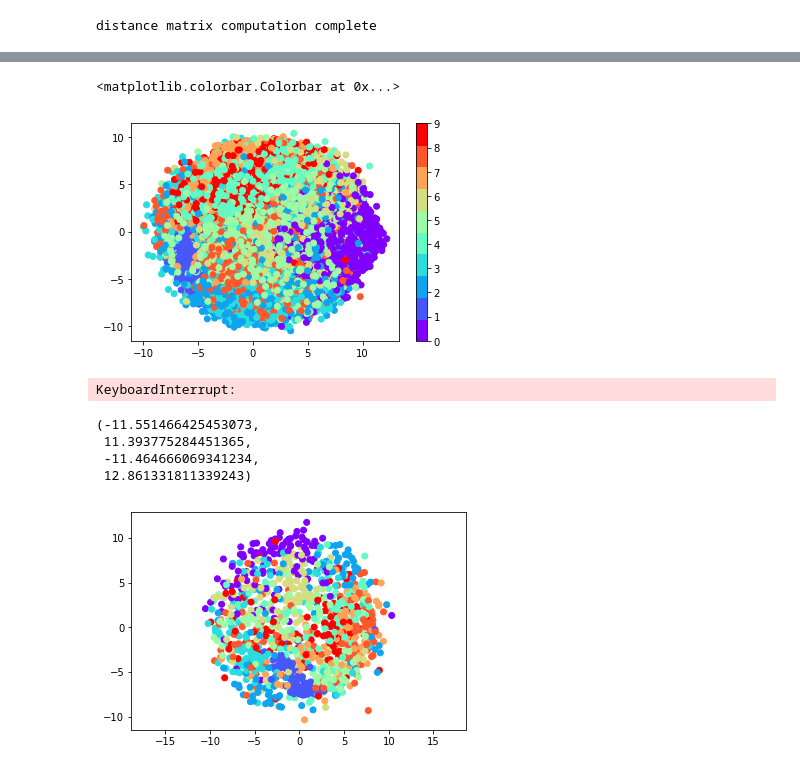
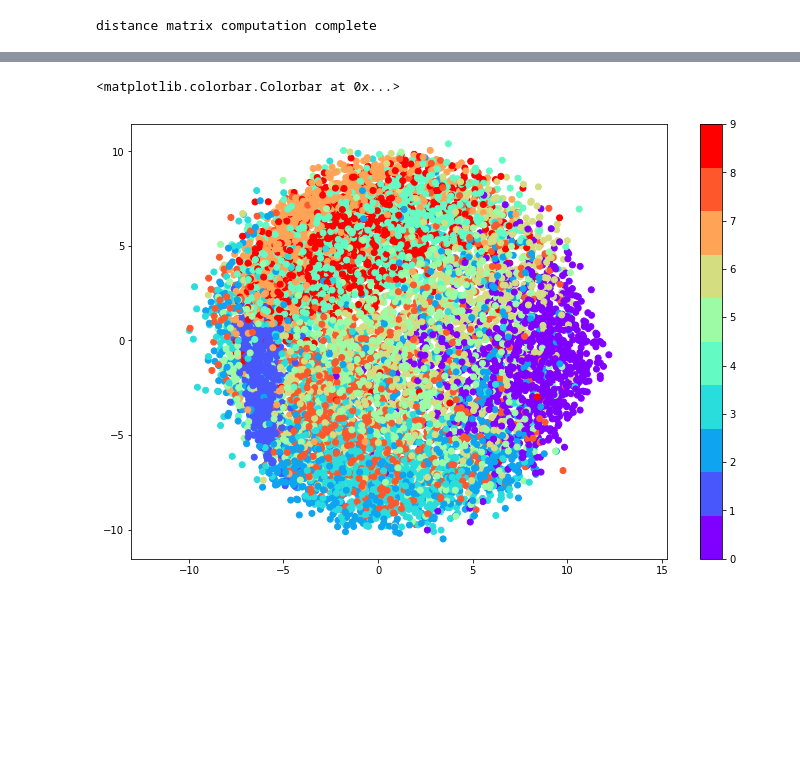
Before and after one commit to BinaryFiddler/UCSD-CSE291-Archive, a Jupyter notebook: homework2/Q1.ipynb, the cells around one changed output, grey strips where cells are left out. Drawn from its saved outputs; the diff is of its cells as text; code cells hidden in the pictures; blank space fills up the shorter version.

```diff
--- a/homework2/Q1.ipynb
+++ b/homework2/Q1.ipynb
@@ -105,31 +105,18 @@ for i in range(num_iter):
 # %%
 wx = sess.run([w1],feed_dict = {d: dist_matrix})
 digits = np.array(np.nonzero(sample_labels[:]))
 
 colorize = dict(c=digits[1][:], cmap=plt.cm.get_cmap('rainbow', 10))
+# Get current size
+fig_size = plt.rcParams["figure.figsize"]
 
+# Set figure width to 12 and height to 9
+fig_size[0] = 12
+fig_size[1] = 8
+plt.rcParams["figure.figsize"] = fig_size
 plt.scatter(wx[0][:, 0], wx[0][:, 1], **colorize)
-plt.axis('auto')
+plt.axis('equal')
 plt.colorbar()
 # %% [output]
 <matplotlib.colorbar.Colorbar at 0x...>
-[figure, old version]
+[figure, new version]
-# %%
-#find new points through multidimensional scaling
-mds2 = manifold.MDS(n_components=2, random_state=1,
-                   dissimilarity="precomputed")
-embed2d = mds2.fit_transform(dist_matrix)
-# %% [output]
-KeyboardInterrupt:
-# %%
-digits = np.array(np.nonzero(sample_labels[:]))
-
-colorize = dict(c=digits[1][:], cmap=plt.cm.get_cmap('rainbow', 10))
-plt.scatter(embed2d[:, 0], embed2d[:, 1], **colorize)
-plt.axis('equal')
-# %% [output]
-(-11.551466425453073,
- 11.393775284451365,
- -11.464666069341234,
- 12.861331811339243)
-[figure, removed]
```
Also changed, not shown: parts of 3 cells of this notebook, 42 other files.
